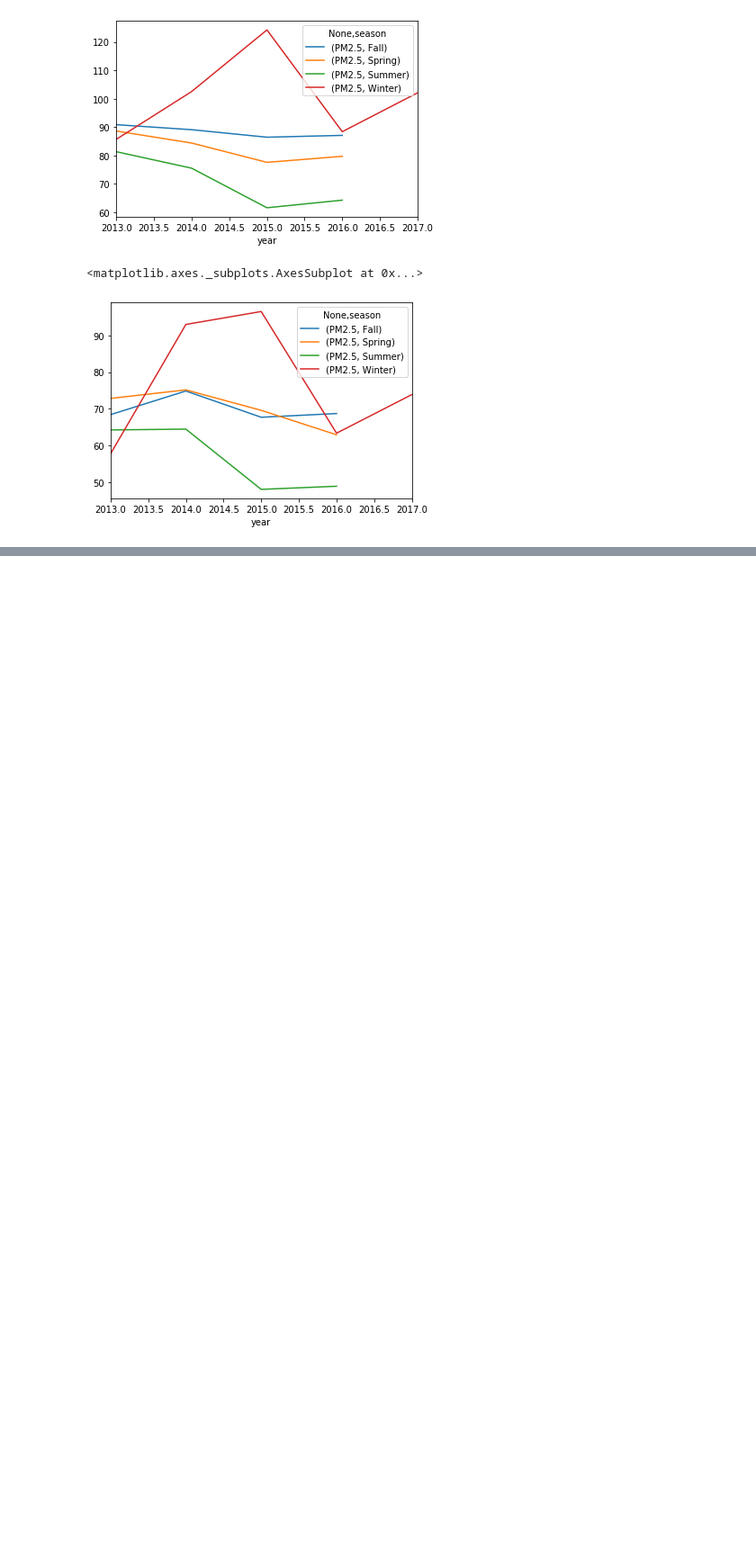
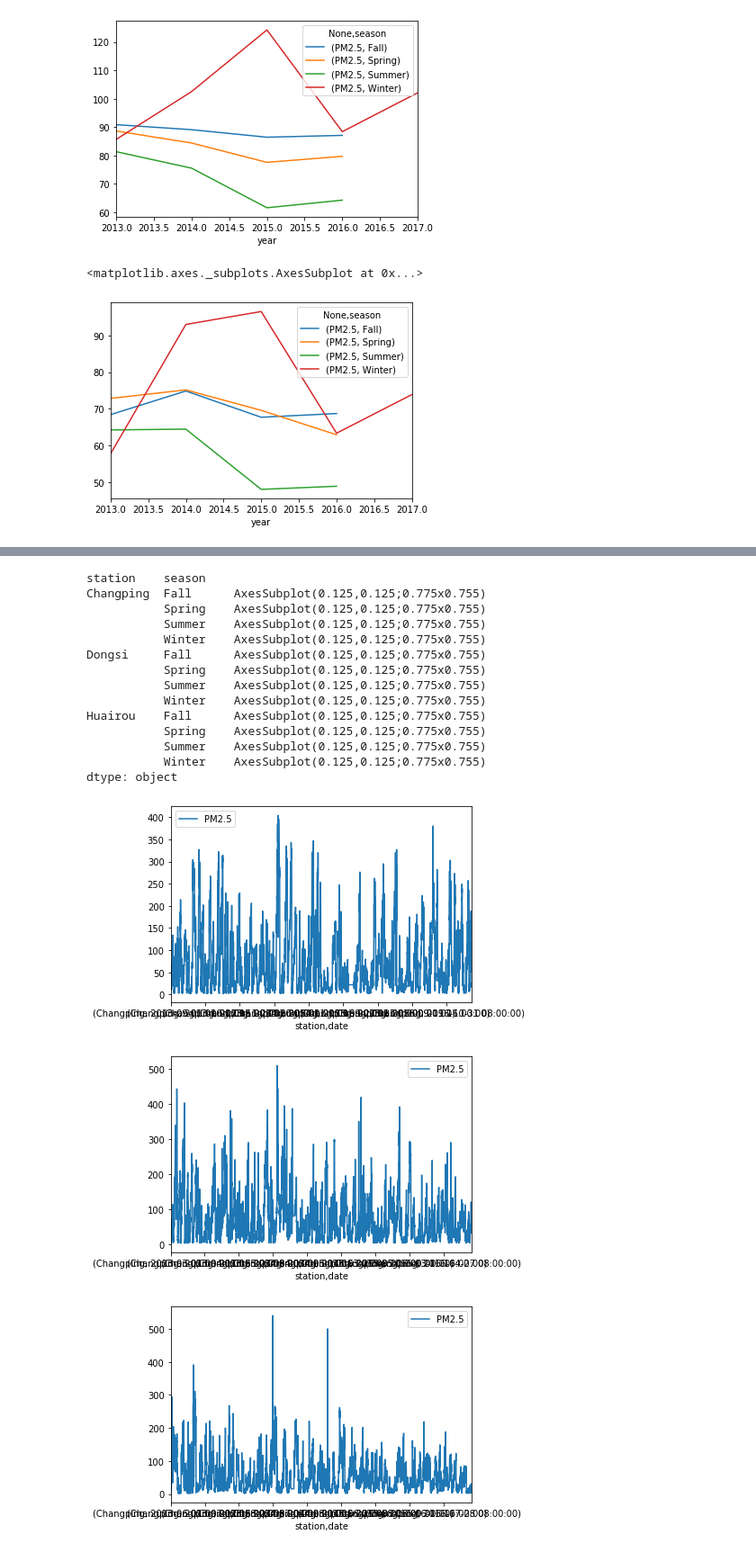
Before and after one commit to roccohsia/stats131group10, a Jupyter notebook: final project.ipynb, the cells around one changed output, grey strips where cells are left out. Shown: that part at 90% size. Saved outputs shown, nothing was run; the diff lists cells and outputs as text; code cells hidden in the pictures; blank space fills up the shorter version.

```diff
--- a/final project.ipynb
+++ b/final project.ipynb
@@ -275,0 +312,20 @@ seasonmean.loc['Huairou'].plot()
+# %%
+data[['PM2.5','season']].groupby(['station','season']).plot()
+# %% [output]
+station    season
+Changping  Fall      AxesSubplot(0.125,0.125;0.775x0.755)
+           Spring    AxesSubplot(0.125,0.125;0.775x0.755)
+           Summer    AxesSubplot(0.125,0.125;0.775x0.755)
+           Winter    AxesSubplot(0.125,0.125;0.775x0.755)
+Dongsi     Fall      AxesSubplot(0.125,0.125;0.775x0.755)
+           Spring    AxesSubplot(0.125,0.125;0.775x0.755)
+           Summer    AxesSubplot(0.125,0.125;0.775x0.755)
+           Winter    AxesSubplot(0.125,0.125;0.775x0.755)
+Huairou    Fall      AxesSubplot(0.125,0.125;0.775x0.755)
+           Spring    AxesSubplot(0.125,0.125;0.775x0.755)
+           Summer    AxesSubplot(0.125,0.125;0.775x0.755)
+           Winter    AxesSubplot(0.125,0.125;0.775x0.755)
+dtype: object
+[figure, added]
+[figure, added]
+[figure, added]
```
Also changed, not shown: parts of 8 cells of this notebook.
